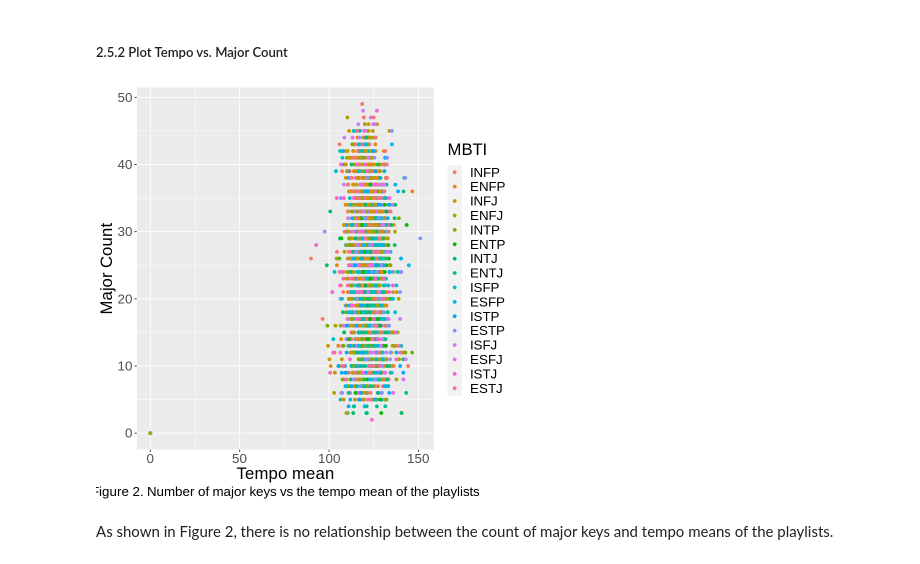
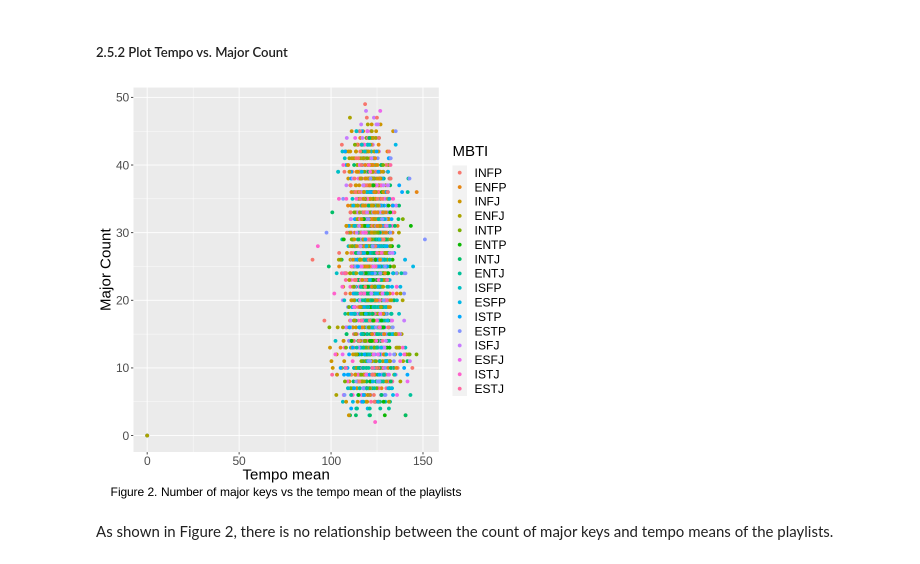
Before and after one commit to ccliang4/dsci-100-2022w1-sec-005-group-28, a Jupyter notebook: Group Project Report.ipynb, the cells around one changed output. Cells and saved outputs as stored; diff of their text form; code cells hidden in the pictures.

```diff
--- a/Group Project Report.ipynb
+++ b/Group Project Report.ipynb
@@ -301,18 +261,18 @@ As shown in Figure 1, there is no relationship between the liveness mean and lou
 # %%
 tempo_major_count <- spotify_mbti_train |>
     ggplot(aes(x = tempo_mean,
                y = major_count,
                colour = mbti)) +
     geom_point() +
     labs(x = "Tempo mean",
              y = "Major Count",
             colour = 'MBTI',
           caption = "Figure 2. Number of major keys vs the tempo mean of the playlists") +
-    theme(text = element_text(size = 20),
+    theme(text = element_text(size = 18),
          plot.caption = element_text(hjust=0.5))
 tempo_major_count
 # %% [output]
-[figure, old version]
+[figure, new version]
 # %% [markdown]
 As shown in Figure 2, there is no relationship between the count of major keys and tempo means of the playlists.
 # %% [markdown]
```
Also changed, not shown: parts of 6 cells of this notebook.
